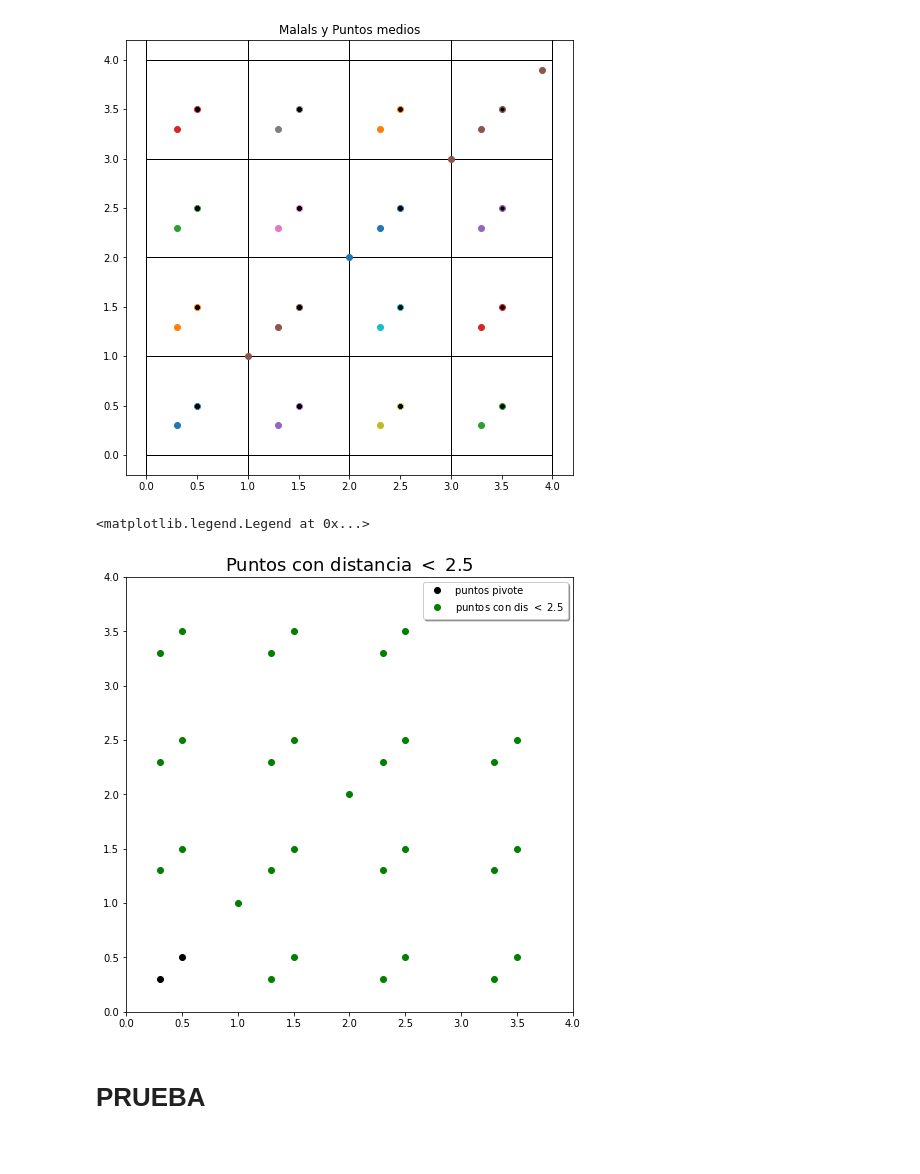
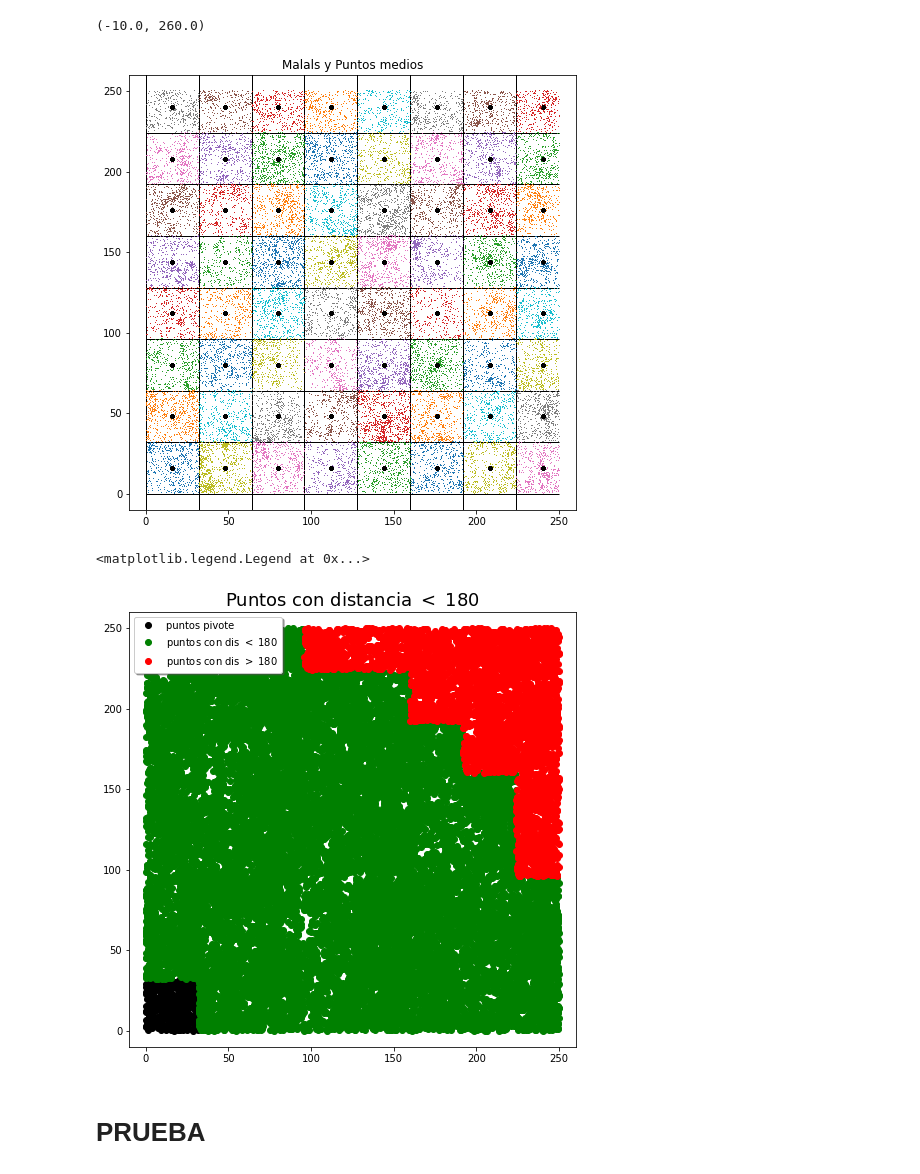
Before and after one commit to Oscar2401/funcion_correlacion, a Jupyter notebook: pythons/Pruebas_jupiter/metodo_malla.ipynb, the cells around one changed output. Saved outputs shown, nothing was run; the diff lists cells and outputs as text; code cells hidden in the pictures.

```diff
--- a/pythons/Pruebas_jupiter/metodo_malla.ipynb
+++ b/pythons/Pruebas_jupiter/metodo_malla.ipynb
@@ -17,4 +17,4 @@ plt.plot(data[:,0],data[:,1],'ko')
 # %%
-tam = 1
-x = [i for i in range(math.floor(np.min(data[:,0])),math.ceil(np.max(data[:,0]))+tam,tam)]
-y = [i for i in range(math.floor(np.min(data[:,1])),math.ceil(np.max(data[:,1]))+tam,tam)]
+tam = 32
+x = np.arange(math.floor(np.min(data[:,0])),math.ceil(np.max(data[:,0]))+tam,tam)
+y = np.arange(math.floor(np.min(data[:,1])),math.ceil(np.max(data[:,1]))+tam,tam)
@@ -29,53 +31,40 @@ for i in range(len(x)-1):
-# %%
-puntom = []
-pm = tam/2
-for i in range(int(np.sqrt(len(mallas)))):
-    for j in range(int(np.sqrt(len(mallas)))):
-        puntom.append([(tam/2)+i*tam,(tam/2)+j*tam])
-puntom = np.array(puntom)
 # %%
 fig = plt.figure(figsize=(8,8))
 plt.title('Malals y Puntos medios')
 for i in range(len(mallas)):
-    plt.plot(mallas[i][:,0],mallas[i][:,1],'o')
+    plt.plot(mallas[i][:,0],mallas[i][:,1],',')
     plt.plot(puntom[:,0],puntom[:,1],'k.')
-    if i <= 4/tam:
-        plt.axvline(i*tam, ymin=0, ymax =4 , linewidth=1, color = 'k')
-        plt.hlines(i*tam, xmin=0, xmax=4, linewidth=1, color = 'k')
-#plt.xlim(-10,260)
-#plt.ylim(-10,260)
+    if i <= 250/tam:
+        plt.axvline(i*tam, ymin=0, ymax =250 , linewidth=1, color = 'k')
+        plt.hlines(i*tam, xmin=0, xmax=250, linewidth=1, color = 'k')
+plt.xlim(-10,260)
+plt.ylim(-10,260)
 # %% [output]
+(-10.0, 260.0)
-[figure, old version]
+[figure, new version]
 # %%
 i = 0
-dis_max = 2.5
+dis_max = 180
 
 pm = tam/2
 s = puntom[i]-puntom[i+1:]
-dx = puntom[i][0]-puntom[i+1:][:,0]
-dx[dx==0] = 0.000001
-dy = puntom[i][1]-puntom[i+1:][:,1]
-m = np.abs(dy/dx)
+dis = np.sqrt(s[:,0]**2+s[:,1]**2) - np.sqrt(3)*2*pm
 
-dis = np.zeros_like(s[:,0])
-dis[m<1] = np.sqrt(s[m<1][:,0]**2+s[m<1][:,1]**2)*(1-(2*pm/np.abs(dx[m<1])))
-dis[m>1] = np.sqrt(s[m>1][:,0]**2+s[m>1][:,1]**2)*(1-(2*pm/np.abs(dy[m>1])))
-dis[m==1.] = np.sqrt(s[m==1.][:,0]**2+s[m==1.][:,1]**2)-(2*pm*np.sqrt(2))
 
 pp =np.concatenate(np.array(mallas[i+1:],dtype=object)[dis<dis_max])
-#pp_=np.concatenate(np.array(mallas[i+1:],dtype=object)[dis>=dis_max])
+pp_=np.concatenate(np.array(mallas[i+1:],dtype=object)[dis>=dis_max])
 
 fig = plt.figure(figsize=(8,8))
 plt.plot(mallas[i][:,0],mallas[i][:,1],'ko',label='puntos pivote')
 plt.plot(pp[:,0],pp[:,1],'go',label='puntos con dis $<$ {0}'.format(dis_max))
-#plt.plot(pp_[:,0],pp_[:,1],'ro',label='puntos con dis $>$ {0}'.format(dis_max))
-plt.xlim(0,4)
-plt.ylim(0,4)
+plt.plot(pp_[:,0],pp_[:,1],'ro',label='puntos con dis $>$ {0}'.format(dis_max))
+plt.xlim(-10,260)
+plt.ylim(-10,260)
 plt.title('Puntos con distancia $<$ {0}'.format(dis_max),fontsize=18)
 plt.legend(shadow=True, fontsize='10')
 # %% [output]
 <matplotlib.legend.Legend at 0x...>
-[figure, old version]
+[figure, new version]
 # %% [markdown]
 # PRUEBA
 # %%
```
Also changed, not shown: parts of 16 cells of this notebook, 30 other files.
